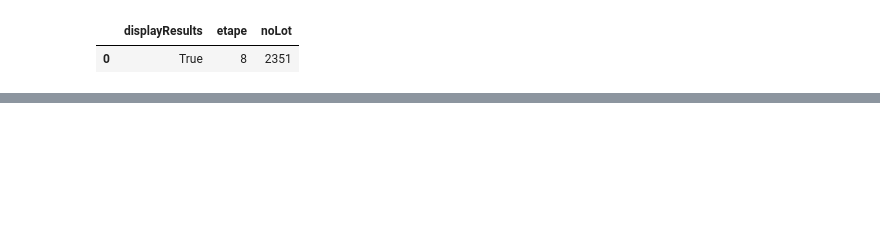
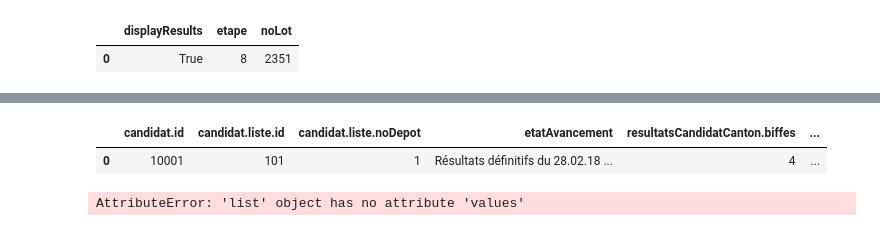
Before and after one commit to Zabamund/chatbotGE, a Jupyter notebook: data_investigation_json_flattening.ipynb, the cells around one changed output, grey strips where cells are left out. Saved outputs shown, nothing was run; the diff lists cells and outputs as text; code cells hidden in the pictures; blank space fills up the shorter version.

```diff
--- a/data_investigation_json_flattening.ipynb
+++ b/data_investigation_json_flattening.ipynb
@@ -188,0 +222,16 @@ df_gevi_param.head()
+# %%
+# import files
+with open('./DATA_format_JSON/GC/datas/2353/GC_Resultats_Candidat_10001.json') as f:
+    d = json.load(f)
+
+df_GC_Resultats_Candidat_10001 = json_normalize(d)
+df_GC_Resultats_Candidat_10001.head()
+# %% [output]
+|  | candidat.id | candidat.liste.id | candidat.liste.noDepot | etatAvancement | resultatsCandidatCanton.biffes | ... |
+| 0 | 10001 | 101 | 1 | Résultats définitifs du 28.02.18 ... | 4 | ... |
+# %%
+# unstack a nested part of nested json
+df_GC_Resultats_Candidat_10001_suffrages = json_normalize(df_GC_Resultats_Candidat_10001['resultatsCandidatCanton.suffrageModifies']).unstack()
+df_GC_Resultats_Candidat_10001_suffrages.head()
+# %% [output]
+AttributeError: 'list' object has no attribute 'values'
```
Also changed, not shown: parts of 11 cells of this notebook.
